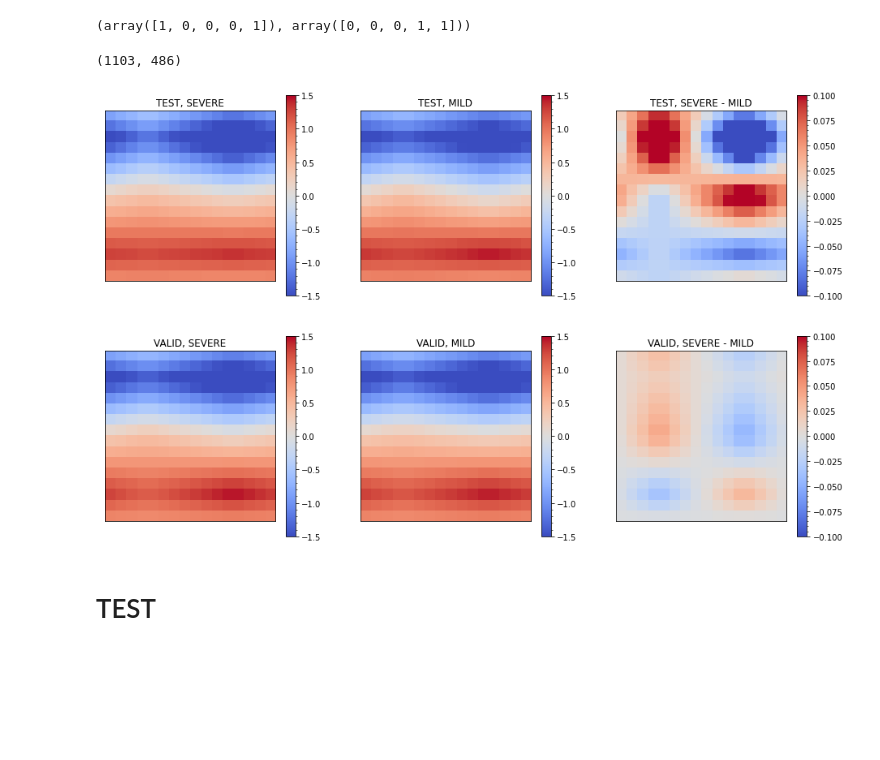
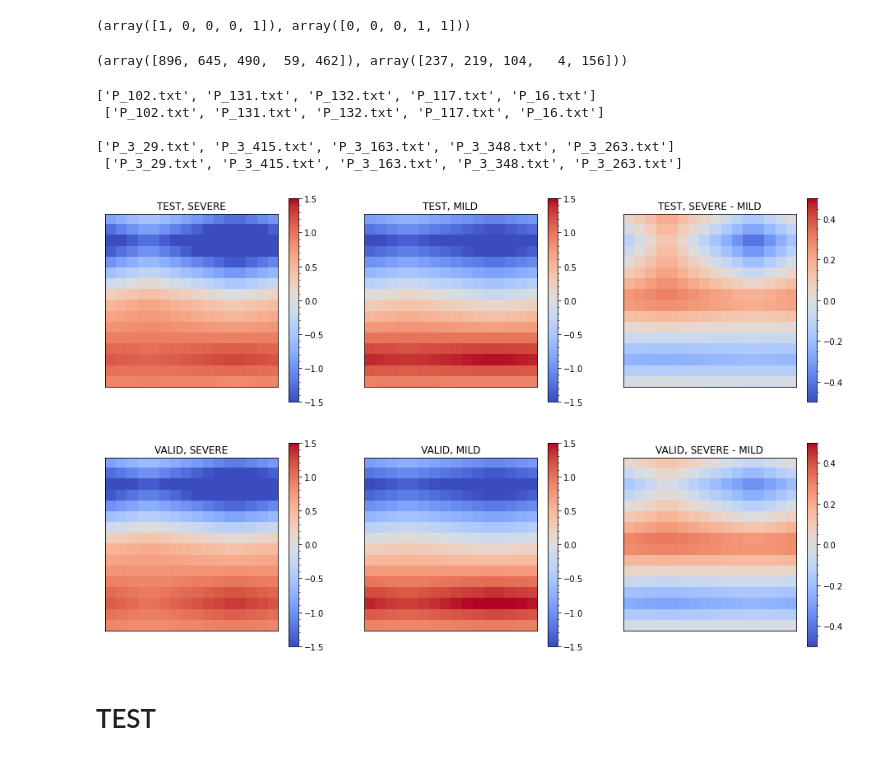
Before and after one commit to csabaiBio/ai4covid, a Jupyter notebook: notebooks/attention_maps_brixia_correlate.ipynb, the cells around one changed output. Saved outputs shown, nothing was run; the diff lists cells and outputs as text; code cells hidden in the pictures; blank space fills up the shorter version.

```diff
--- a/notebooks/attention_maps_brixia_correlate.ipynb
+++ b/notebooks/attention_maps_brixia_correlate.ipynb
@@ -98,12 +99,30 @@ prognosis[:5], test_prognosis[:5]
 # %% [output]
 (array([1, 0, 0, 0, 1]), array([0, 0, 0, 1, 1]))
 # %%
-indices = np.where(np.in1d(names, brixia_paths, assume_unique=True))[0]
-test_indices = np.where(np.in1d(test_names, test_brixia_paths, assume_unique=True))[0]
+def sort_indicies(x, y):
+    x = np.array(x)
+    y = np.array(y)
+    xsorted = np.argsort(x)
+    ypos = np.searchsorted(x[xsorted], y)
+    indices = xsorted[ypos]
+    return indices
 
-len(indices), len(test_indices)
+indices = sort_indicies(brixia_paths, names)
+test_indices = sort_indicies(test_brixia_paths, test_names)
+
+indices[:5], test_indices[:5]
 # %% [output]
-(1103, 486)
+(array([896, 645, 490,  59, 462]), array([237, 219, 104,   4, 156]))
+# %%
+print(names[:5], '\n', np.array(brixia_paths)[indices][:5].tolist())
+print('')
+print(test_names[:5], '\n', np.array(test_brixia_paths)[test_indices][:5].tolist())
+# %% [output]
+['P_102.txt', 'P_131.txt', 'P_132.txt', 'P_117.txt', 'P_16.txt']
+ ['P_102.txt', 'P_131.txt', 'P_132.txt', 'P_117.txt', 'P_16.txt']
+
+['P_3_29.txt', 'P_3_415.txt', 'P_3_163.txt', 'P_3_348.txt', 'P_3_263.txt']
+ ['P_3_29.txt', 'P_3_415.txt', 'P_3_163.txt', 'P_3_348.txt', 'P_3_263.txt']
 # %%
 mean_severe_brixia_scores = brixia_scores[indices][np.nonzero(prognosis)]
 mean_mild_brixia_scores = brixia_scores[indices][np.nonzero(1. - prognosis)]
@@ -147,36 +166,36 @@ cbar.minorticks_on()
 axes[1].set_xticks([])
 axes[1].set_yticks([])
 
-cdata = axes[2].imshow(test_mean_severe_brixia_scores - test_mean_mild_brixia_scores, vmin=-.1, vmax=.1, interpolation='none', cmap='coolwarm')
+cdata = axes[2].imshow(test_mean_severe_brixia_scores - test_mean_mild_brixia_scores, vmin=-.5, vmax=.5, interpolation='none', cmap='coolwarm')
 axes[2].set_title('TEST, SEVERE - MILD')
 cbar = plt.colorbar(cdata, ax=axes[2])
 cbar.minorticks_on()
 axes[2].set_xticks([])
 axes[2].set_yticks([])
 
 cdata = axes[3].imshow(mean_severe_brixia_scores, vmin=-1.5, vmax=1.5, interpolation='none', cmap='coolwarm')
 axes[3].set_title('VALID, SEVERE')
 cbar = plt.colorbar(cdata, ax=axes[3])
 cbar.minorticks_on()
 axes[3].set_xticks([])
 axes[3].set_yticks([])
 
 cdata = axes[4].imshow(mean_mild_brixia_scores, vmin=-1.5, vmax=1.5, interpolation='none', cmap='coolwarm')
 axes[4].set_title('VALID, MILD')
 cbar = plt.colorbar(cdata, ax=axes[4])
 cbar.minorticks_on()
 axes[4].set_xticks([])
 axes[4].set_yticks([])
 
-cdata = axes[5].imshow(mean_severe_brixia_scores - mean_mild_brixia_scores, vmin=-.1, vmax=.1, interpolation='none', cmap='coolwarm')
+cdata = axes[5].imshow(mean_severe_brixia_scores - mean_mild_brixia_scores, vmin=-.5, vmax=.5, interpolation='none', cmap='coolwarm')
 axes[5].set_title('VALID, SEVERE - MILD')
 cbar = plt.colorbar(cdata, ax=axes[5])
 cbar.minorticks_on()
 axes[5].set_xticks([])
 axes[5].set_yticks([])
 
 plt.show()
 # %% [output]
-[figure, old version]
+[figure, new version]
 # %%
 def correlation_study(arr, brixia, cols, threshold=0.0):
```
Also changed, not shown: parts of 9 cells of this notebook, 3 other files.
